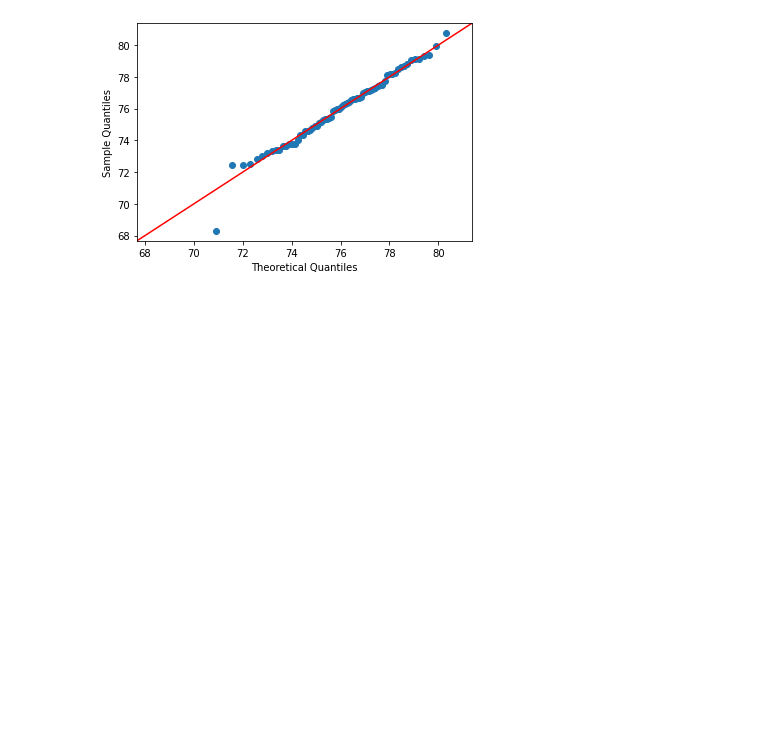
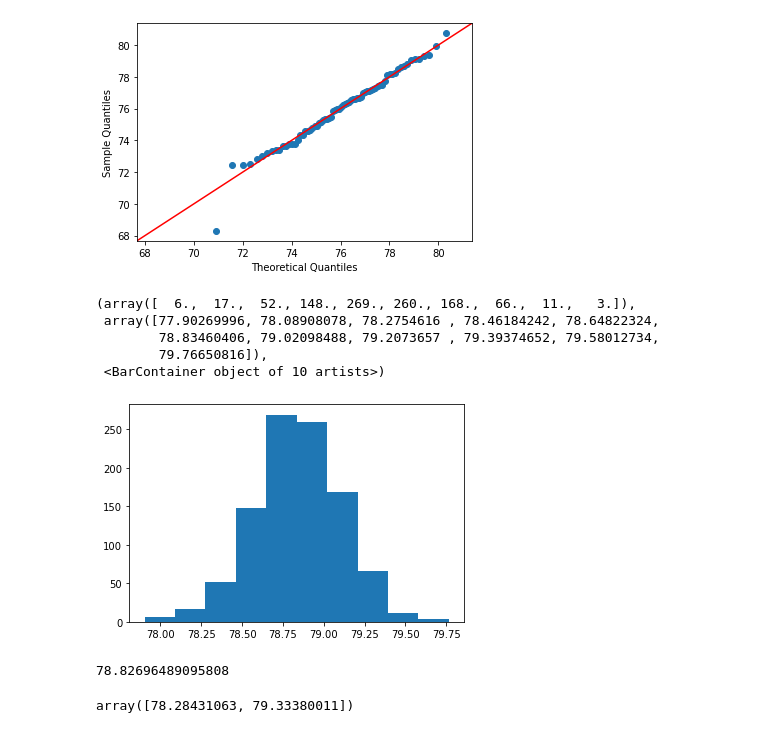
Before and after one commit to nabigac/masters_project, a Jupyter notebook: frequency_analysis.ipynb, the cells around one changed output. Drawn from its saved outputs; the diff is of its cells as text; code cells hidden in the pictures; blank space fills up the shorter version.

Commit message:
added bootstrap method idea

```diff
--- a/frequency_analysis.ipynb
+++ b/frequency_analysis.ipynb
@@ -134,3 +134,47 @@ pd.DataFrame(ks, columns=labels)
 sm.qqplot(ams, stats.genextreme, distargs= (lmom_gev['c'],), loc=lmom_gev['loc'], scale=lmom_gev['scale'], line='45');
 # %% [output]
 [figure]
+# %%
+def bootstrap(data):
+    lmom_gev = distr.gev.lmom_fit(data)
+    fit_gev = stats.genextreme(**lmom_gev)
+
+    sample = fit_gev.rvs(size=100)
+    lmom_gev_sample = distr.gev.lmom_fit(sample)
+    fit_gev_sample = stats.genextreme(**lmom_gev_sample)
+
+    return_period = 1.0-(1./return_year)
+    result = fit_gev_sample.ppf(return_period)
+    return result
+# %%
+value = []
+return_year = 10
+
+for _ in range(1000):
+
+    result = bootstrap(ams)
+
+    value.append(result)
+
+value_np = xr.DataArray(value)
+# %%
+plt.hist(value_np.values)
+# %% [output]
+(array([  6.,  17.,  52., 148., 269., 260., 168.,  66.,  11.,   3.]),
+ array([77.90269996, 78.08908078, 78.2754616 , 78.46184242, 78.64822324,
+        78.83460406, 79.02098488, 79.2073657 , 79.39374652, 79.58012734,
+        79.76650816]),
+ <BarContainer object of 10 artists>)
+[figure, added]
+# %%
+return_year=10
+return_period = 1.0-(1./return_year)
+
+fit_gev.ppf(return_period)
+# %% [output]
+78.82696489095808
+# %%
+conf_int = np.percentile(value_np, [2.5,97.5])
+conf_int
+# %% [output]
+array([78.28431063, 79.33380011])
```
Also changed, not shown: parts of 1 cell of this notebook.
